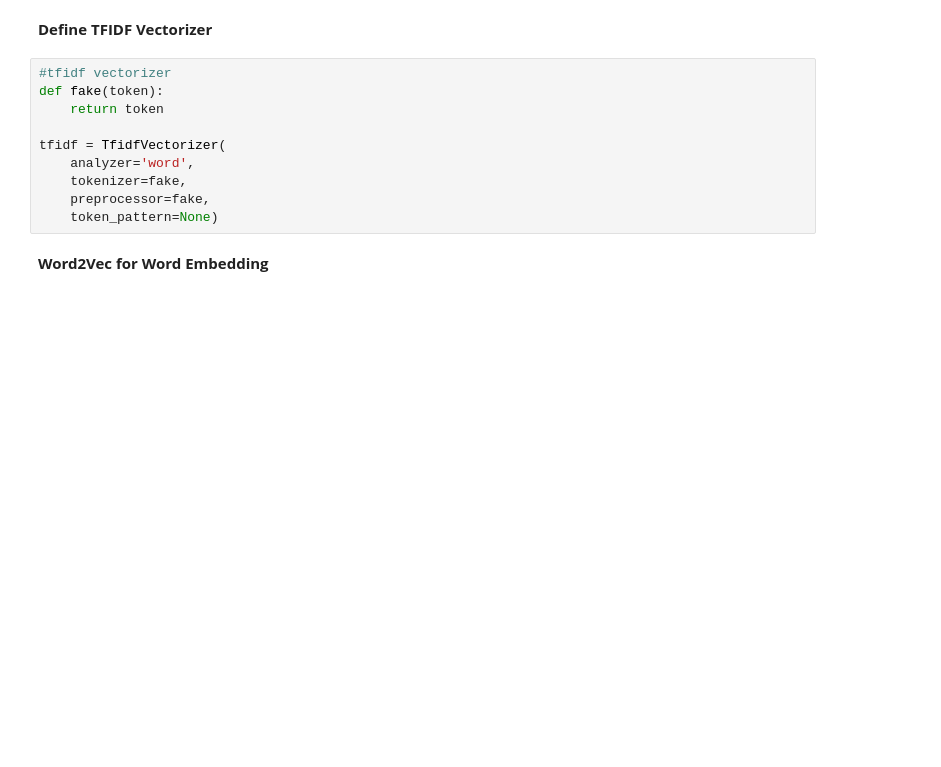
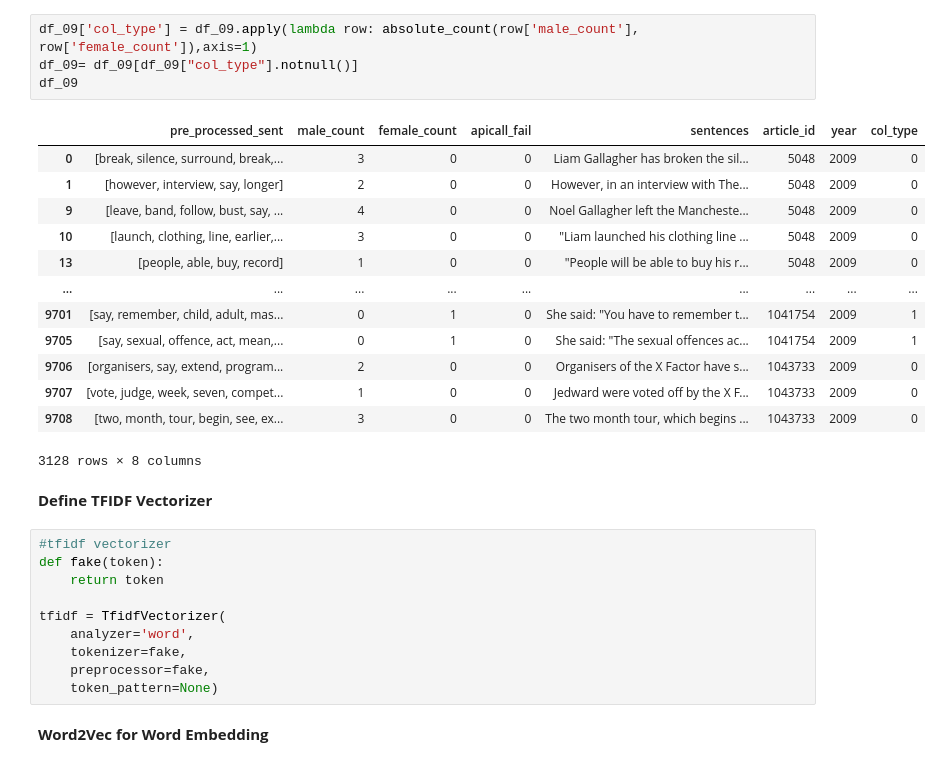
Before and after one commit to yvferreiro/MasterThesis, a Jupyter notebook: Logistic Regression.ipynb, the cells around one changed output. Drawn from its saved outputs; the diff is of its cells as text; blank space fills up the shorter version.

```diff
--- a/Logistic Regression.ipynb
+++ b/Logistic Regression.ipynb
@@ -44,3 +57,21 @@ df_09
+# %%
+df_09['col_type'] = df_09.apply(lambda row: absolute_count(row['male_count'], row['female_count']),axis=1)
+df_09= df_09[df_09["col_type"].notnull()]
+df_09
+# %% [output]
+|  | pre_processed_sent | male_count | female_count | apicall_fail | sentences | article_id | year | col_type |
+| 0 | [break, silence, surround, break,... | 3 | 0 | 0 | Liam Gallagher has broken the sil... | 5048 | 2009 | 0 |
+| 1 | [however, interview, say, longer] | 2 | 0 | 0 | However, in an interview with The... | 5048 | 2009 | 0 |
+| 9 | [leave, band, follow, bust, say, ... | 4 | 0 | 0 | Noel Gallagher left the Mancheste... | 5048 | 2009 | 0 |
+| 10 | [launch, clothing, line, earlier,... | 3 | 0 | 0 | "Liam launched his clothing line ... | 5048 | 2009 | 0 |
+| 13 | [people, able, buy, record] | 1 | 0 | 0 | "People will be able to buy his r... | 5048 | 2009 | 0 |
+| ... | ... | ... | ... | ... | ... | ... | ... | ... |
+| 9701 | [say, remember, child, adult, mas... | 0 | 1 | 0 | She said: "You have to remember t... | 1041754 | 2009 | 1 |
+| 9705 | [say, sexual, offence, act, mean,... | 0 | 1 | 0 | She said: "The sexual offences ac... | 1041754 | 2009 | 1 |
+| 9706 | [organisers, say, extend, program... | 2 | 0 | 0 | Organisers of the X Factor have s... | 1043733 | 2009 | 0 |
+| 9707 | [vote, judge, week, seven, compet... | 1 | 0 | 0 | Jedward were voted off by the X F... | 1043733 | 2009 | 0 |
+| 9708 | [two, month, tour, begin, see, ex... | 3 | 0 | 0 | The two month tour, which begins ... | 1043733 | 2009 | 0 |
+3128 rows × 8 columns
 # %% [markdown]
 **Define TFIDF Vectorizer**
 # %%
```
Also changed, not shown: parts of 10 cells of this notebook, 2 other files.
